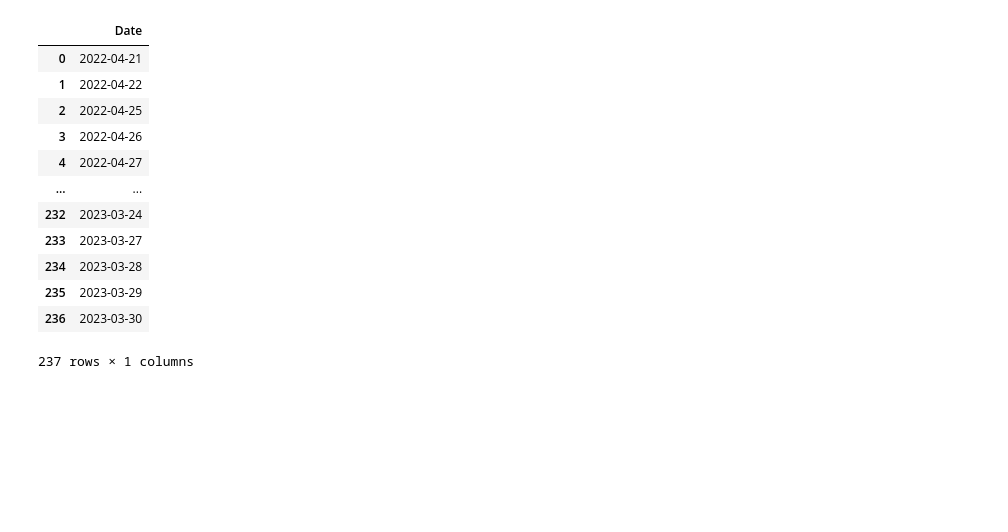
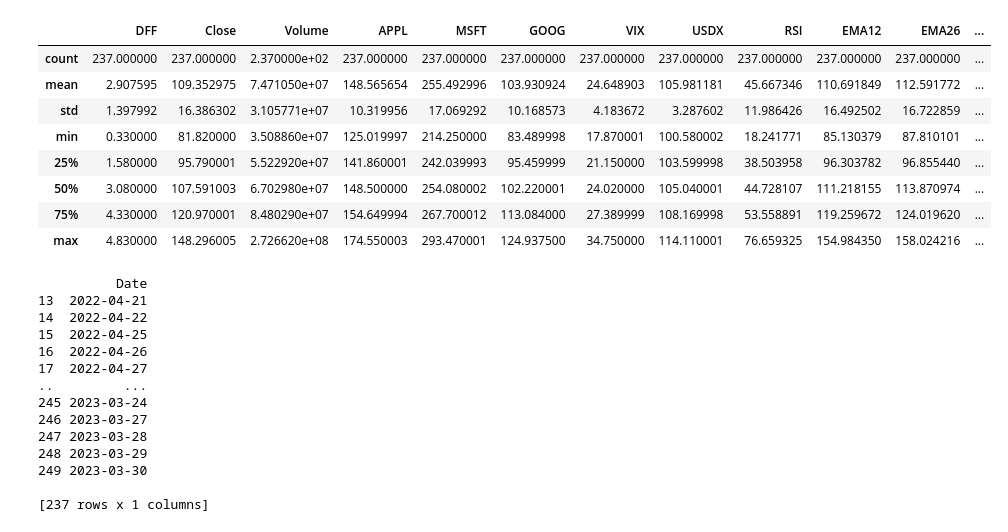
Before and after one commit to sdsouza33/StockMarket_2053BDM, a Jupyter notebook: 2053_LSTM_AMZN_stock.ipynb, the cells around one changed output. Cells and saved outputs as stored; diff of their text form; code cells hidden in the pictures; blank space fills up the shorter version.

```diff
--- a/2053_LSTM_AMZN_stock.ipynb
+++ b/2053_LSTM_AMZN_stock.ipynb
@@ -12,7 +12,9 @@ from tensorflow.keras.layers import LSTM, Dense, Dropout
 from tensorflow.keras.optimizers import Adam
 from tensorflow.keras.callbacks import EarlyStopping
 from tensorflow.keras.losses import MeanSquaredError
-
+import warnings
+warnings.filterwarnings('ignore')
+import copy
 
 
 def data_prep(start_date, end_date):
@@ -22,7 +24,6 @@ def data_prep(start_date, end_date):
     GOOG = yf.download('GOOG',start_date,end_date)
     VIX = yf.download("^VIX", start_date,end_date)
     usdx = yf.download('DX-Y.NYB', start_date,end_date)
-
 
     df = df.reset_index()
     df['Date'] = pd.to_datetime(df['Date'])
@@ -46,22 +47,33 @@ def data_prep(start_date, end_date):
     df['EMA12'] = ema12
     df['EMA26'] = ema26
     df['MACD'] = macd
-    df['MACD_signal'] = signal
-    df['MACD_hist'] = histogram
+    # df['MACD_signal'] = signal
+    # df['MACD_hist'] = histogram
+
+    dff = pd.read_csv('dff.csv')
+    dff['Date'] = pd.to_datetime(dff['DATE'])
+    dff.drop(['DATE'],axis=1, inplace=True)
+    df = df.reset_index()
+    df['Date'] = pd.to_datetime(df['Date'])
+    df = pd.merge(dff, df, on='Date')
+
+
 
     print(df.info)
     df.columns = df.columns.str.replace(' ','_')
     df = df.dropna()
+    dates = pd.DataFrame(df['Date'])
+    df.drop(['Date'],axis=1,inplace=True)
     df.drop(['Open', 'High', 'Low', 'Adj_Close'], axis=1, inplace=True)
     y_data = df['Close']
+    df_copy = copy.deepcopy(df)
     df.drop(['Close'], axis=1, inplace=True)
-    dates = pd.DataFrame(df.index)
     X_data = df
-    return X_data,y_data, dates,X_data
+    return X_data,y_data, dates,X_data, df_copy
 
 start_date = '2022-04-01'
 end_date = '2023-03-31'
-X, y, dates,X_data = data_prep(start_date, end_date)
+X, y, dates,X_data,Data = data_prep(start_date, end_date)
 
 print("Shape of X:", X.shape)
 print("Shape of y:", y.shape)
@@ -73,6 +85,8 @@ if X.shape[0] > 0 and y.shape[0] > 0:
     y = y_scaler.fit_transform(y.values.reshape(-1, 1))
 else:
     print("Insufficient data for MinMaxScaler")
+
+print(dates)
 # %% [output]
 [*********************100%***********************]  1 of 1 completed
 [*********************100%***********************]  1 of 1 completed
@@ -94,16 +108,36 @@ Shape of y: (237,)
-# %%
-dates
-# %% [output]
-|  | Date |
-| 0 | 2022-04-21 |
-| 1 | 2022-04-22 |
-| 2 | 2022-04-25 |
-| 3 | 2022-04-26 |
-| 4 | 2022-04-27 |
-| ... | ... |
-| 232 | 2023-03-24 |
-| 233 | 2023-03-27 |
-| 234 | 2023-03-28 |
-| 235 | 2023-03-29 |
-| 236 | 2023-03-30 |
-237 rows × 1 columns
+# %%
+# dff = pd.read_csv('dff.csv')
+# dff['Date'] = pd.to_datetime(dff['DATE'])
+# dff.drop(['DATE'],axis=1, inplace=True)
+# Data = Data.reset_index()
+# Data['Date'] = pd.to_datetime(Data['Date'])
+# merged_df = pd.merge(dff, Data, on='Date')
+
+Data.describe()
+# %% [output]
+|  | DFF | Close | Volume | APPL | MSFT | GOOG | VIX | USDX | RSI | EMA12 | EMA26 | ... |
+| count | 237.000000 | 237.000000 | 2.370000e+02 | 237.000000 | 237.000000 | 237.000000 | 237.000000 | 237.000000 | 237.000000 | 237.000000 | 237.000000 | ... |
+| mean | 2.907595 | 109.352975 | 7.471050e+07 | 148.565654 | 255.492996 | 103.930924 | 24.648903 | 105.981181 | 45.667346 | 110.691849 | 112.591772 | ... |
+| std | 1.397992 | 16.386302 | 3.105771e+07 | 10.319956 | 17.069292 | 10.168573 | 4.183672 | 3.287602 | 11.986426 | 16.492502 | 16.722859 | ... |
+| min | 0.330000 | 81.820000 | 3.508860e+07 | 125.019997 | 214.250000 | 83.489998 | 17.870001 | 100.580002 | 18.241771 | 85.130379 | 87.810101 | ... |
+| 25% | 1.580000 | 95.790001 | 5.522920e+07 | 141.860001 | 242.039993 | 95.459999 | 21.150000 | 103.599998 | 38.503958 | 96.303782 | 96.855440 | ... |
+| 50% | 3.080000 | 107.591003 | 6.702980e+07 | 148.500000 | 254.080002 | 102.220001 | 24.020000 | 105.040001 | 44.728107 | 111.218155 | 113.870974 | ... |
+| 75% | 4.330000 | 120.970001 | 8.480290e+07 | 154.649994 | 267.700012 | 113.084000 | 27.389999 | 108.169998 | 53.558891 | 119.259672 | 124.019620 | ... |
+| max | 4.830000 | 148.296005 | 2.726620e+08 | 174.550003 | 293.470001 | 124.937500 | 34.750000 | 114.110001 | 76.659325 | 154.984350 | 158.024216 | ... |
+# %%
+print(dates)
+# %% [output]
+          Date
+13  2022-04-21
+14  2022-04-22
+15  2022-04-25
+16  2022-04-26
+17  2022-04-27
+..         ...
+245 2023-03-24
+246 2023-03-27
+247 2023-03-28
+248 2023-03-29
+249 2023-03-30
+
+[237 rows x 1 columns]
```
Also changed, not shown: parts of 11 cells of this notebook, 4 other files.
